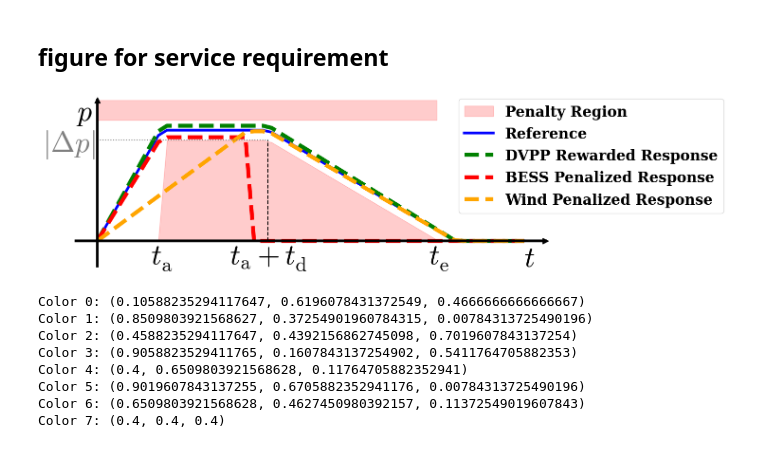
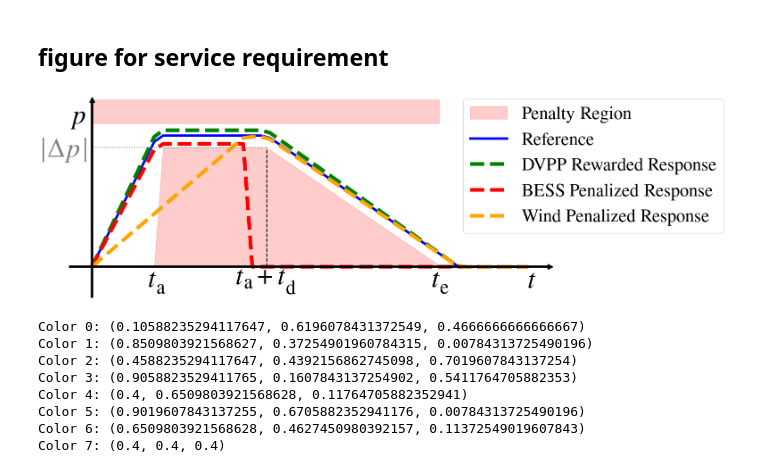
Before and after one commit to cvonholly/dvpp_reward_mechanism, a Jupyter notebook: experiments.ipynb, the cells around one changed output. Drawn from its saved outputs; the diff is of its cells as text; code cells hidden in the pictures.

```diff
--- a/experiments.ipynb
+++ b/experiments.ipynb
@@ -467,12 +467,31 @@ font = {'family' : 'serif',
 plt.rc('font', **font)
 # %% [markdown]
 ## figure for service requirement
+# %%
+plt.rcParams.update({
+    "text.usetex": True,  # Use LaTeX to write text
+    "font.family": "serif",
+    "font.serif": ["Times"], # Use a serif font (LaTeX will substitute the right one)
+
+    # 2. MATCH YOUR DOCUMENT PREAMBLE HERE
+    # Use the same packages you use in your main document.
+    # 'newtxtext,newtxmath' is the modern choice.
+    # Use 'mathptmx' if your paper uses that instead.
+    "text.latex.preamble": r"\usepackage{newtxtext,newtxmath}",
+
+    # Optional: Match the font size to your document (usually 10pt for IEEE)
+    "font.size": 17,
+    "axes.labelsize": 17,
+    "legend.fontsize": 17,
+    "xtick.labelsize": 17,
+    "ytick.labelsize": 17,
+})
 # %%
 # --- CONFIGURATION TO FIX YOUR ERROR ---
-# This forces matplotlib to use its built-in engine, not external LaTeX
-plt.rcParams['text.usetex'] = False
-plt.rcParams['mathtext.fontset'] = 'cm'
-plt.rcParams['axes.axisbelow'] = True
+# # This forces matplotlib to use its built-in engine, not external LaTeX
+# plt.rcParams['text.usetex'] = False
+# plt.rcParams['mathtext.fontset'] = 'cm'
+# plt.rcParams['axes.axisbelow'] = True
 
 # plt.rcParams['font.family'] = 'serif'
 # ---------------------------------------
@@ -569,36 +588,36 @@ ax.spines['right'].set_visible(False)
 ax.spines['left'].set_position('zero')
 ax.spines['bottom'].set_position('zero')
 
 # Add arrowheads manually at the ends of the axes
 ax.plot(1, 0, ">k", transform=ax.get_yaxis_transform(), clip_on=False, markersize=8)
 ax.plot(0, 1, "^k", transform=ax.get_xaxis_transform(), clip_on=False, markersize=8)
 
 # 6. Labels using Internal Math Text (No external LaTeX needed)
 ax.set_xticks([t_i, t_a, t_e])
 ax.set_xticklabels([r'$t_\mathrm{a}^\mathrm{}$', r'$t_\mathrm{a}+t_\mathrm{d}^\mathrm{}$', r'$t_\mathrm{e}^\mathrm{}$'], fontsize=BIG_FSIZE)
 
 ax.set_yticks([p_max])
 ax.set_yticklabels([r'$|\Delta p|$'], fontsize=BIG_FSIZE, color='gray')
 
 # 7. Axis Titles
-ax.text(max(x), -0.5, '$t$', fontsize=BIG_FSIZE, style='italic')
+ax.text(max(x), -0.35, '$t$', fontsize=BIG_FSIZE, style='italic')
 ax.text(-.5, p_max * 1.2, r'$p$', fontsize=BIG_FSIZE)
 
 ax.set_xlim(-0.5, 10.5)
 ax.set_ylim(-0.5, p_max * 1.4)
 ax.tick_params(axis='both', which='both', length=0)
 
 # axis linewidth
 for axis in ['top','bottom','left','right']:
     ax.spines[axis].set_linewidth(4)
 
 plt.tight_layout()
-plt.legend(fontsize=BIG_FSIZE/2, loc='upper left', bbox_to_anchor=(.8, 1.05))
+plt.legend(fontsize=BIG_FSIZE/1.5, loc='upper left', bbox_to_anchor=(.8, 1.05))
 
 plt.savefig('pics/service_example.png', dpi=600, bbox_inches='tight')
 plt.show()
 # %% [output]
-[figure, old version]
+[figure, new version]
 # %%
 import matplotlib as mpl
 # %%
```
Also changed, not shown: 3 other files.
